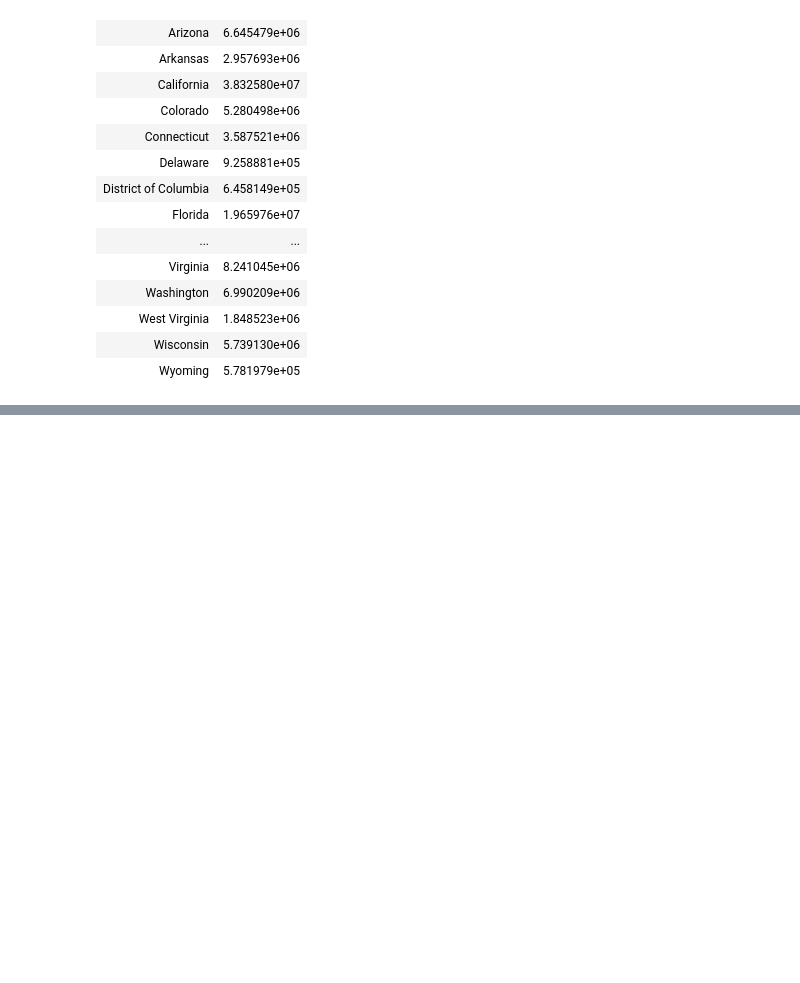
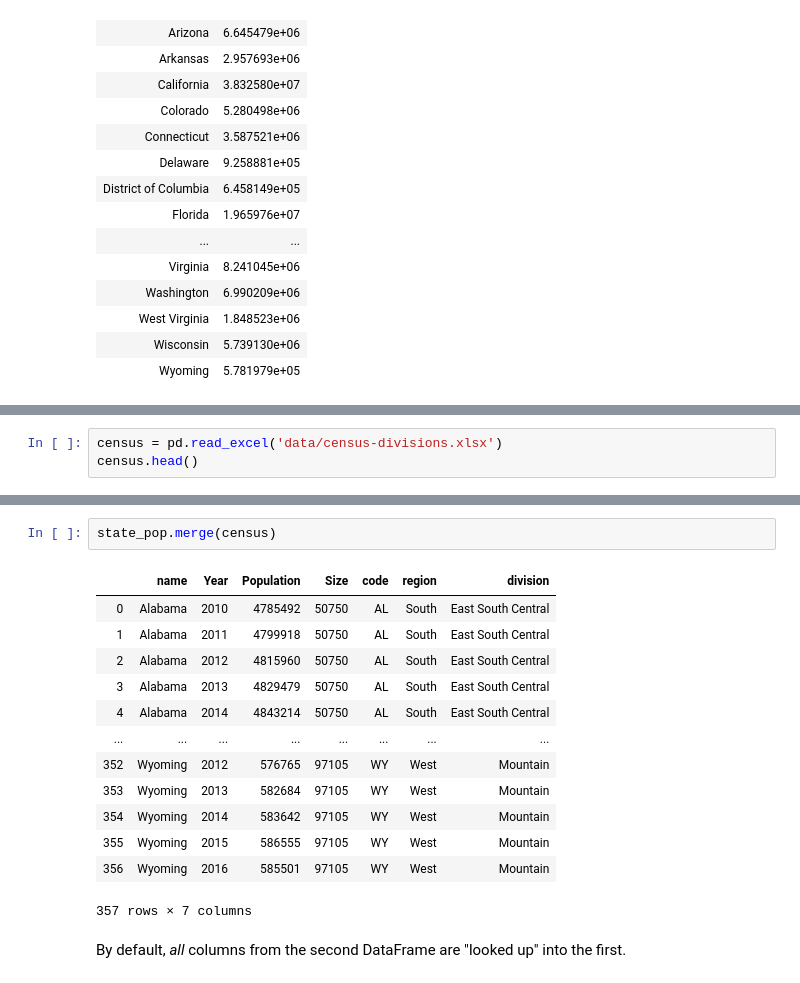
Before and after one commit to stringfestdata/olt-python-for-excel-users, a Jupyter notebook: 3-python-for-data-analysis/python-for-data-analysis.ipynb, the cells around one changed output, grey strips where cells are left out. Saved outputs shown, nothing was run; the diff lists cells and outputs as text; blank space fills up the shorter version.

```diff
--- a/3-python-for-data-analysis/python-for-data-analysis.ipynb
+++ b/3-python-for-data-analysis/python-for-data-analysis.ipynb
@@ -335,0 +469,3 @@ The `data` folder also has a
+# %%
+census = pd.read_excel('data/census-divisions.xlsx')
+census.head()
@@ -335,0 +489,18 @@ The `data` folder also has a
+# %%
+state_pop.merge(census)
+# %% [output]
+|  | name | Year | Population | Size | code | region | division |
+| 0 | Alabama | 2010 | 4785492 | 50750 | AL | South | East South Central |
+| 1 | Alabama | 2011 | 4799918 | 50750 | AL | South | East South Central |
+| 2 | Alabama | 2012 | 4815960 | 50750 | AL | South | East South Central |
+| 3 | Alabama | 2013 | 4829479 | 50750 | AL | South | East South Central |
+| 4 | Alabama | 2014 | 4843214 | 50750 | AL | South | East South Central |
+| ... | ... | ... | ... | ... | ... | ... | ... |
+| 352 | Wyoming | 2012 | 576765 | 97105 | WY | West | Mountain |
+| 353 | Wyoming | 2013 | 582684 | 97105 | WY | West | Mountain |
+| 354 | Wyoming | 2014 | 583642 | 97105 | WY | West | Mountain |
+| 355 | Wyoming | 2015 | 586555 | 97105 | WY | West | Mountain |
+| 356 | Wyoming | 2016 | 585501 | 97105 | WY | West | Mountain |
+357 rows × 7 columns
+# %% [markdown]
+By default, *all* columns from the second DataFrame are "looked up" into the first.
```
Also changed, not shown: parts of 43 cells of this notebook, 6 other files.
